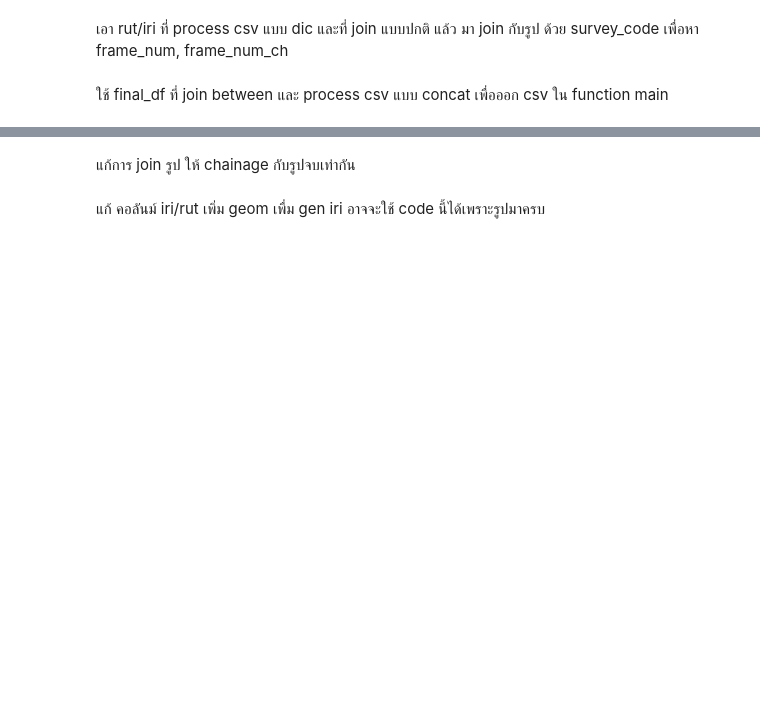
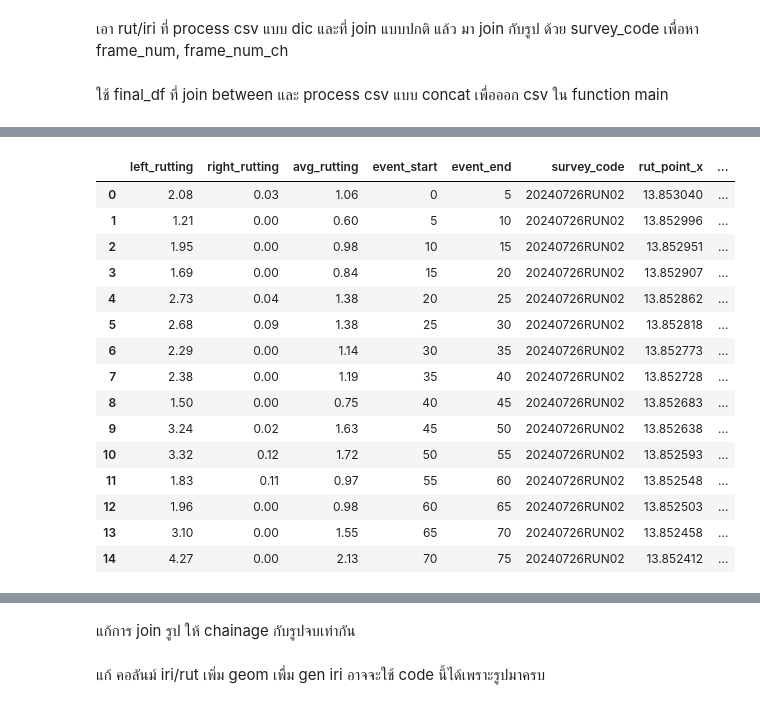
Before and after one commit to ISS-infra/xeno, a Jupyter notebook: xeno_test.ipynb, the cells around one changed output, grey strips where cells are left out. Saved outputs shown, nothing was run; the diff lists cells and outputs as text; code cells hidden in the pictures; blank space fills up the shorter version.

```diff
--- a/xeno_test.ipynb
+++ b/xeno_test.ipynb
@@ -675,0 +579,19 @@ if __name__ == "__main__":
+# %%
+final_df.head(15)
+# %% [output]
+|  | left_rutting | right_rutting | avg_rutting | event_start | event_end | survey_code | rut_point_x | ... |
+| 0 | 2.08 | 0.03 | 1.06 | 0 | 5 | 20240726RUN02 | 13.853040 | ... |
+| 1 | 1.21 | 0.00 | 0.60 | 5 | 10 | 20240726RUN02 | 13.852996 | ... |
+| 2 | 1.95 | 0.00 | 0.98 | 10 | 15 | 20240726RUN02 | 13.852951 | ... |
+| 3 | 1.69 | 0.00 | 0.84 | 15 | 20 | 20240726RUN02 | 13.852907 | ... |
+| 4 | 2.73 | 0.04 | 1.38 | 20 | 25 | 20240726RUN02 | 13.852862 | ... |
+| 5 | 2.68 | 0.09 | 1.38 | 25 | 30 | 20240726RUN02 | 13.852818 | ... |
+| 6 | 2.29 | 0.00 | 1.14 | 30 | 35 | 20240726RUN02 | 13.852773 | ... |
+| 7 | 2.38 | 0.00 | 1.19 | 35 | 40 | 20240726RUN02 | 13.852728 | ... |
+| 8 | 1.50 | 0.00 | 0.75 | 40 | 45 | 20240726RUN02 | 13.852683 | ... |
+| 9 | 3.24 | 0.02 | 1.63 | 45 | 50 | 20240726RUN02 | 13.852638 | ... |
+| 10 | 3.32 | 0.12 | 1.72 | 50 | 55 | 20240726RUN02 | 13.852593 | ... |
+| 11 | 1.83 | 0.11 | 0.97 | 55 | 60 | 20240726RUN02 | 13.852548 | ... |
+| 12 | 1.96 | 0.00 | 0.98 | 60 | 65 | 20240726RUN02 | 13.852503 | ... |
+| 13 | 3.10 | 0.00 | 1.55 | 65 | 70 | 20240726RUN02 | 13.852458 | ... |
+| 14 | 4.27 | 0.00 | 2.13 | 70 | 75 | 20240726RUN02 | 13.852412 | ... |
```
Also changed, not shown: parts of 21 cells of this notebook, 17 other files.
